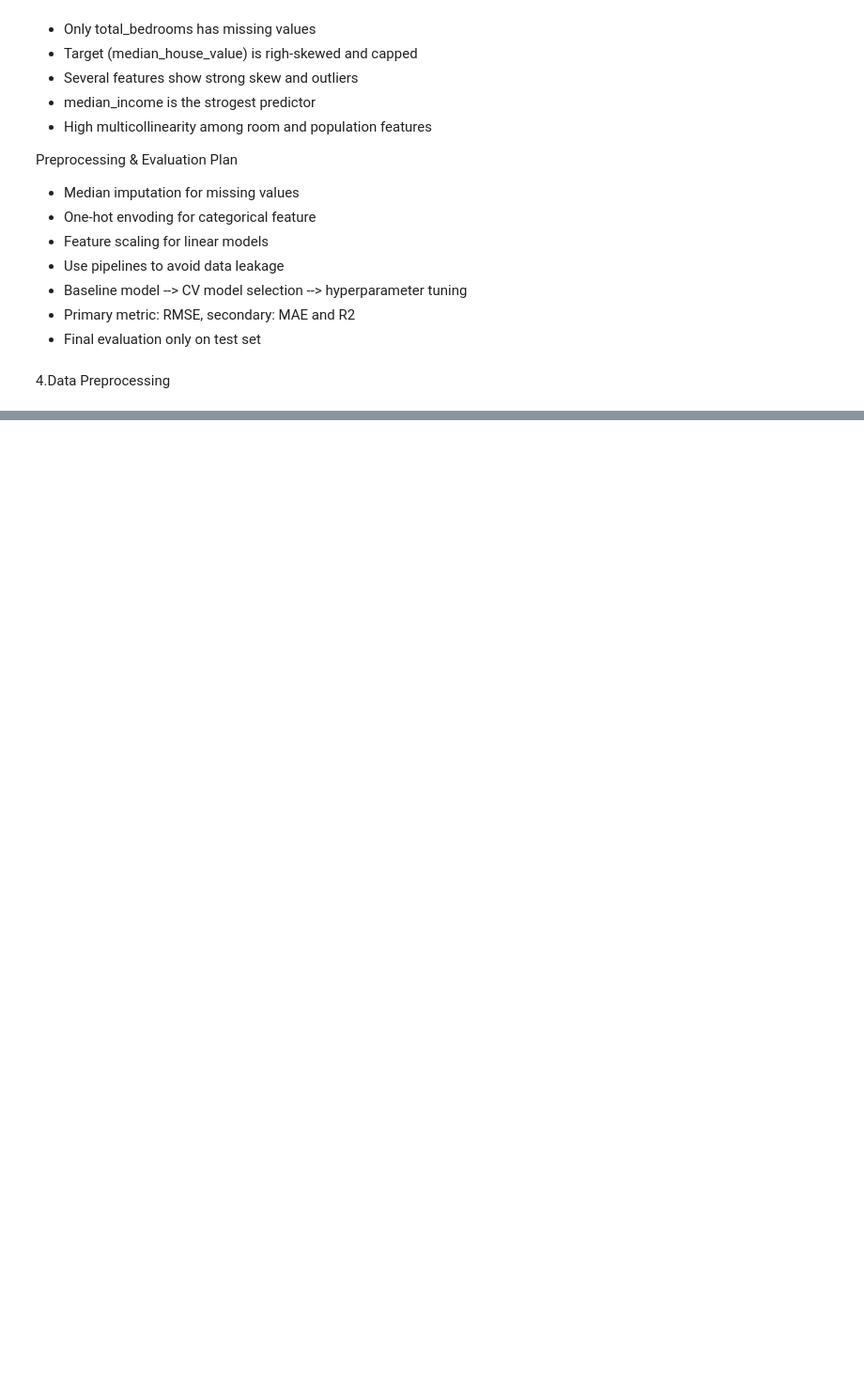
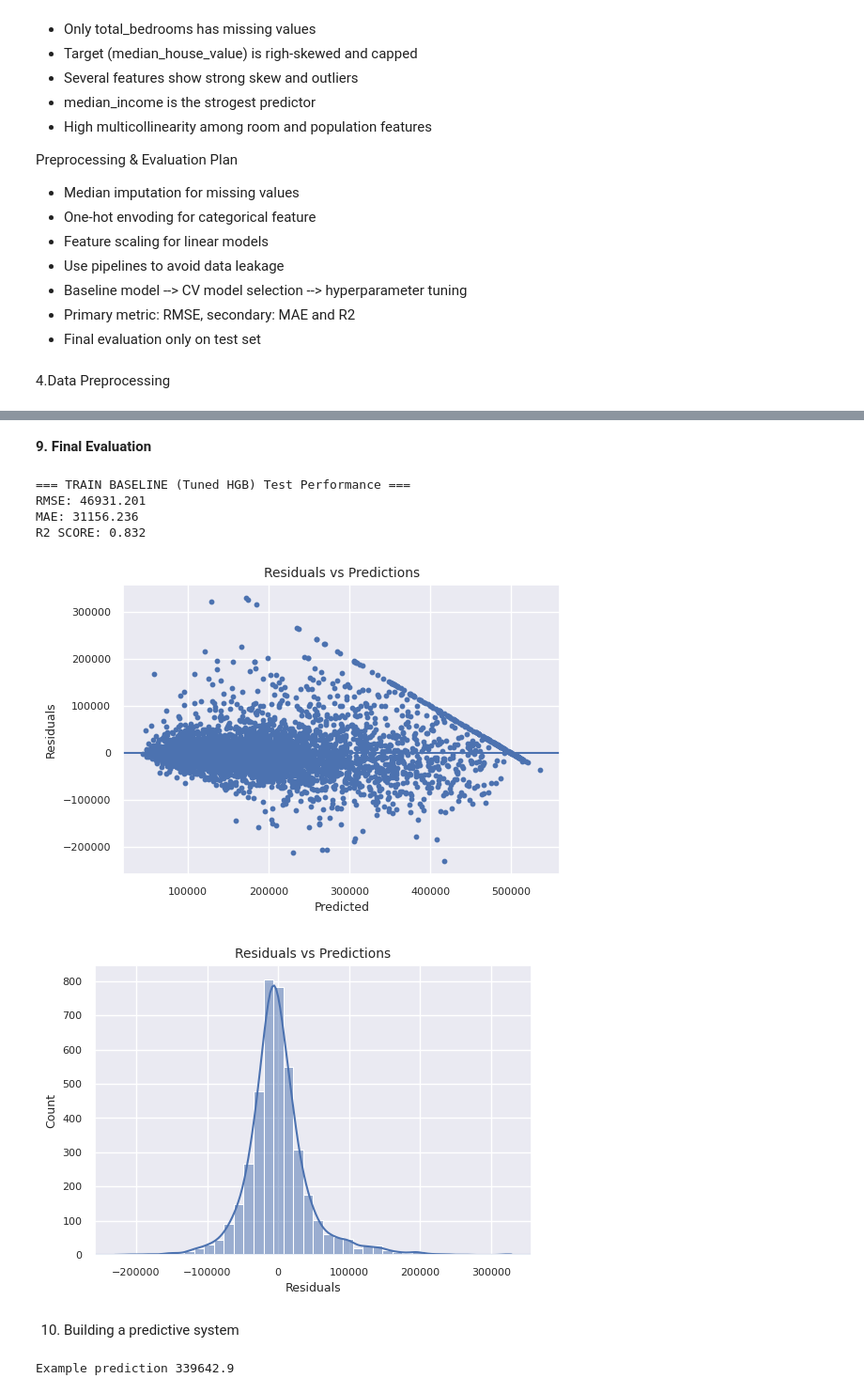
Before and after one commit to ramses2099/machine_learning, a Jupyter notebook: housing_price_prediction.ipynb, the cells around one changed output, grey strips where cells are left out. Shown at 94% size. Saved outputs shown, nothing was run; the diff lists cells and outputs as text; code cells hidden in the pictures; blank space fills up the shorter version.

```diff
--- a/housing_price_prediction.ipynb
+++ b/housing_price_prediction.ipynb
@@ -313,0 +576,15 @@ Preprocessing & Evaluation Plan
+# %%
+hgb_best = Pipeline(
+    steps=[
+        ("preprocessor", preprocess),
+        ("model", HistGradientBoostingRegressor(l2_regularization= 0.1,
+                                                learning_rate=0.1,
+                                                max_depth= None,
+                                                max_leaf_nodes=63,
+                                                min_samples_leaf=20,
+                                                random_state=RANDOM_STATE))
+    ]
+)
+# %%
+# train best model on entire training data (can also be done with refit=True in grid search)
+hgb_best.fit(X_train, y_train)
@@ -313,0 +609,42 @@ Preprocessing & Evaluation Plan
+# %% [markdown]
+**9. Final Evaluation**
+# %%
+test_final_pred = hgb_best.predict(X_test)
+
+test_final_rmse = root_mean_squared_error(y_test, test_final_pred)
+test_final_mae = mean_absolute_error(y_test, test_final_pred)
+test_final_r2 = r2_score(y_test, test_final_pred)
+
+print("\n=== TRAIN BASELINE (Tuned HGB) Test Performance ===")
+print(f"RMSE: {test_final_rmse:.3f}")
+print(f"MAE: {test_final_mae:.3f}")
+print(f"R2 SCORE: {test_final_r2:.3f}")
+# %% [output]
+=== TRAIN BASELINE (Tuned HGB) Test Performance ===
+RMSE: 46931.201
+MAE: 31156.236
+R2 SCORE: 0.832
+# %%
+# Residual plot
+residual = y_test - test_final_pred
+
+plt.figure(figsize=(6,4))
+plt.scatter(test_final_pred,residual, s=10)
+plt.axhline(0)
+plt.title("Residuals vs Predictions")
+plt.xlabel("Predicted")
+plt.ylabel("Residuals")
+plt.show()
+
+plt.figure(figsize=(6,4))
+sns.histplot(residual, bins=40, kde=True)
+plt.axhline(0)
+plt.title("Residuals vs Predictions")
+plt.xlabel("Residuals")
+plt.ylabel("Count")
+plt.show()
+# %% [output]
+[figure, added]
+[figure, added]
+# %% [markdown]
+10. Building a predictive system
@@ -313,0 +681,18 @@ Preprocessing & Evaluation Plan
+# %%
+# Example inference
+example_pred = predict_house_price(
+    model=hgb_best,
+    longitude=122.230,
+    latitude=37.880,
+    housing_median_age=41,
+    total_rooms=880,
+    total_bedrooms=129,
+    population=322,
+    households=126,
+    median_income=8.3252,
+    ocean_proximity="NEAR BAY"
+)
+
+print("\nExample prediction", round(example_pred,2))
+# %% [output]
+Example prediction 339642.9
```
Also changed, not shown: parts of 32 cells of this notebook.
